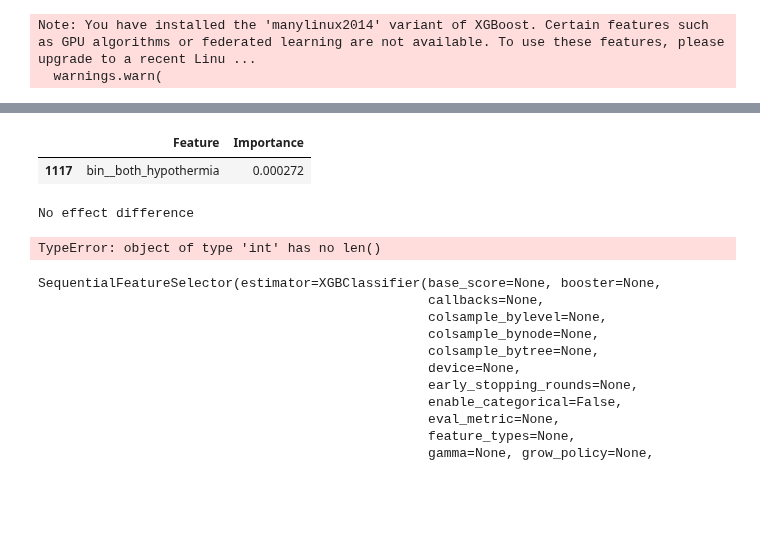
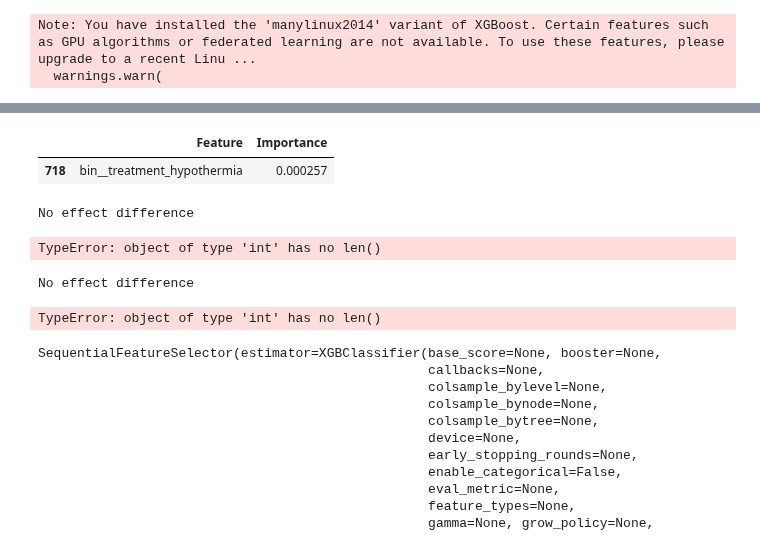
Before and after one commit to michelraskin/ttmhte, a Jupyter notebook: eICU/eICUAnalysisClassif.ipynb, the cells around one changed output, grey strips where cells are left out. Cells and saved outputs as stored; diff of their text form; code cells hidden in the pictures; blank space fills up the shorter version.

```diff
--- a/eICU/eICUAnalysisClassif.ipynb
+++ b/eICU/eICUAnalysisClassif.ipynb
@@ -68,7 +68,7 @@ Note: You have installed the 'manylinux2014' variant of XGBoost. Certain feature
   warnings.warn(
 # %%
 myPredictorsDf, X_train, X_test, y_train, y_test = getTrainTestFunctions(aPredictedColumn = 'LastMGCSPositive',
-                                                                         aTreatmentColumn = 'both_hypothermia')
+                                                                         aTreatmentColumn = 'treatment_hypothermia', aDropColumns = ['Hypothermia', 'both_hypothermia'])
 # %%
 # def getDefaultPipelineSteps(X_train):
 #     myNumericalColumns = X_train.columns[(X_train.nunique() > 5) & (X_train.dtypes != object)]
@@ -129,7 +145,7 @@ myFeatureImportancesDf = getTopFeatures(myGridSearchCv, list(myBestModel.named_s
 # %%
-myFeatureImportancesDf[myFeatureImportancesDf.Feature == 'bin__both_hypothermia']
+myFeatureImportancesDf[myFeatureImportancesDf.Feature == 'bin__treatment_hypothermia']
 # %% [output]
 |  | Feature | Importance |
-| 1117 | bin__both_hypothermia | 0.000272 |
+| 718 | bin__treatment_hypothermia | 0.000257 |
 # %%
 getTreatmentEffectDiff(aX = X_train, aY = y_train.reset_index().drop(columns='index'), aModel = myBestModel, \
@@ -139,7 +155,10 @@ No effect difference
 TypeError: object of type 'int' has no len()
 # %%
 getTreatmentEffectDiff(aX = X_train, aY = y_train.reset_index().drop(columns='index'), aModel = myBestModel, \
-                       aCategory = 'LastMGCSPositive', aGroup = 'treatment_hypothermia', aUseNeuralNetwork = False, aByGroup =False)
+                       aCategory = 'LastMGCSPositive', aGroup = 'bin__treatment_hypothermia', aUseNeuralNetwork = False, aByGroup =False)
+# %% [output]
+No effect difference
+TypeError: object of type 'int' has no len()
 # %%
 SFS(estimator = XGBClassifier(max_depth = 50, n_estimators = 200))
 # %% [output]
```
Also changed, not shown: parts of 3 cells of this notebook, 3 other files.
